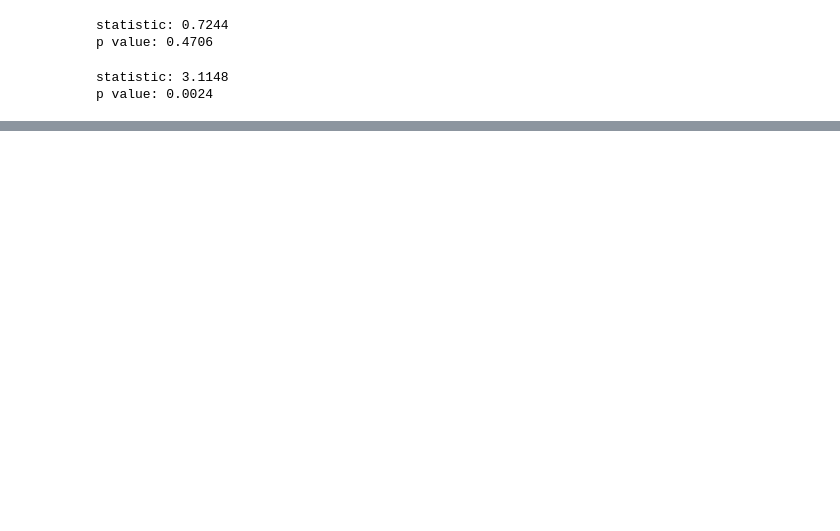
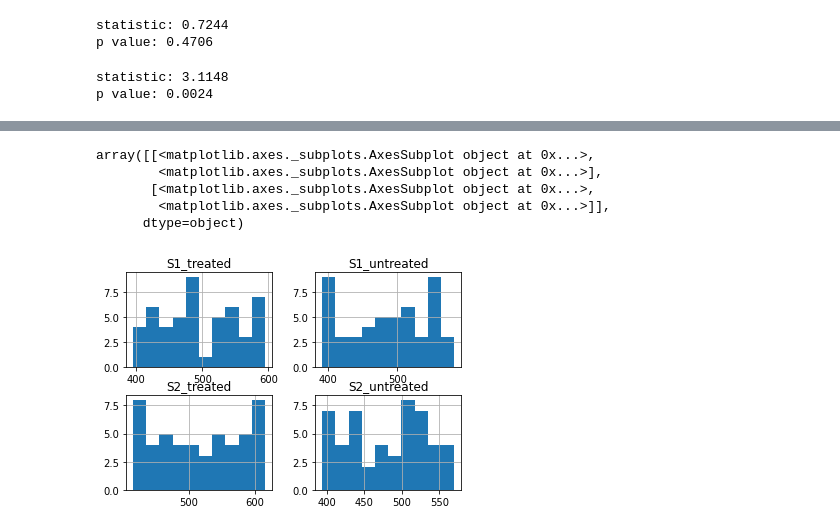
Before and after one commit to kk-deng/Car-Sensor-Simulation, a Jupyter notebook: Pitstop.ipynb, the cells around one changed output, grey strips where cells are left out. Cells and saved outputs as stored; diff of their text form; code cells hidden in the pictures; blank space fills up the shorter version.

```diff
--- a/Pitstop.ipynb
+++ b/Pitstop.ipynb
@@ -110,0 +134,9 @@ p value: 0.0024
+# %%
+df.hist()
+# %% [output]
+array([[<matplotlib.axes._subplots.AxesSubplot object at 0x...>,
+        <matplotlib.axes._subplots.AxesSubplot object at 0x...>],
+       [<matplotlib.axes._subplots.AxesSubplot object at 0x...>,
+        <matplotlib.axes._subplots.AxesSubplot object at 0x...>]],
+      dtype=object)
+[figure, added]
```
Also changed, not shown: parts of 6 cells of this notebook.
